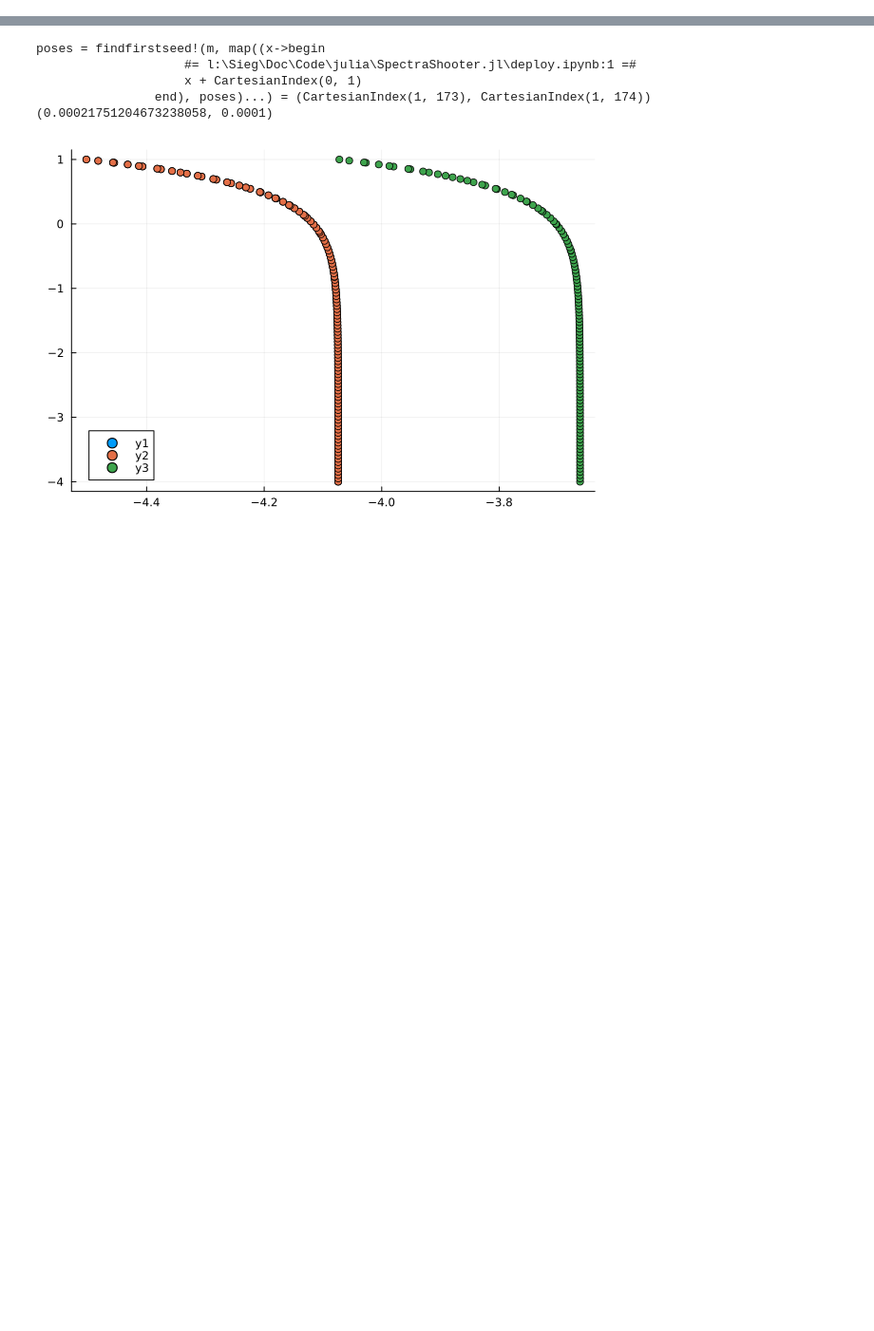
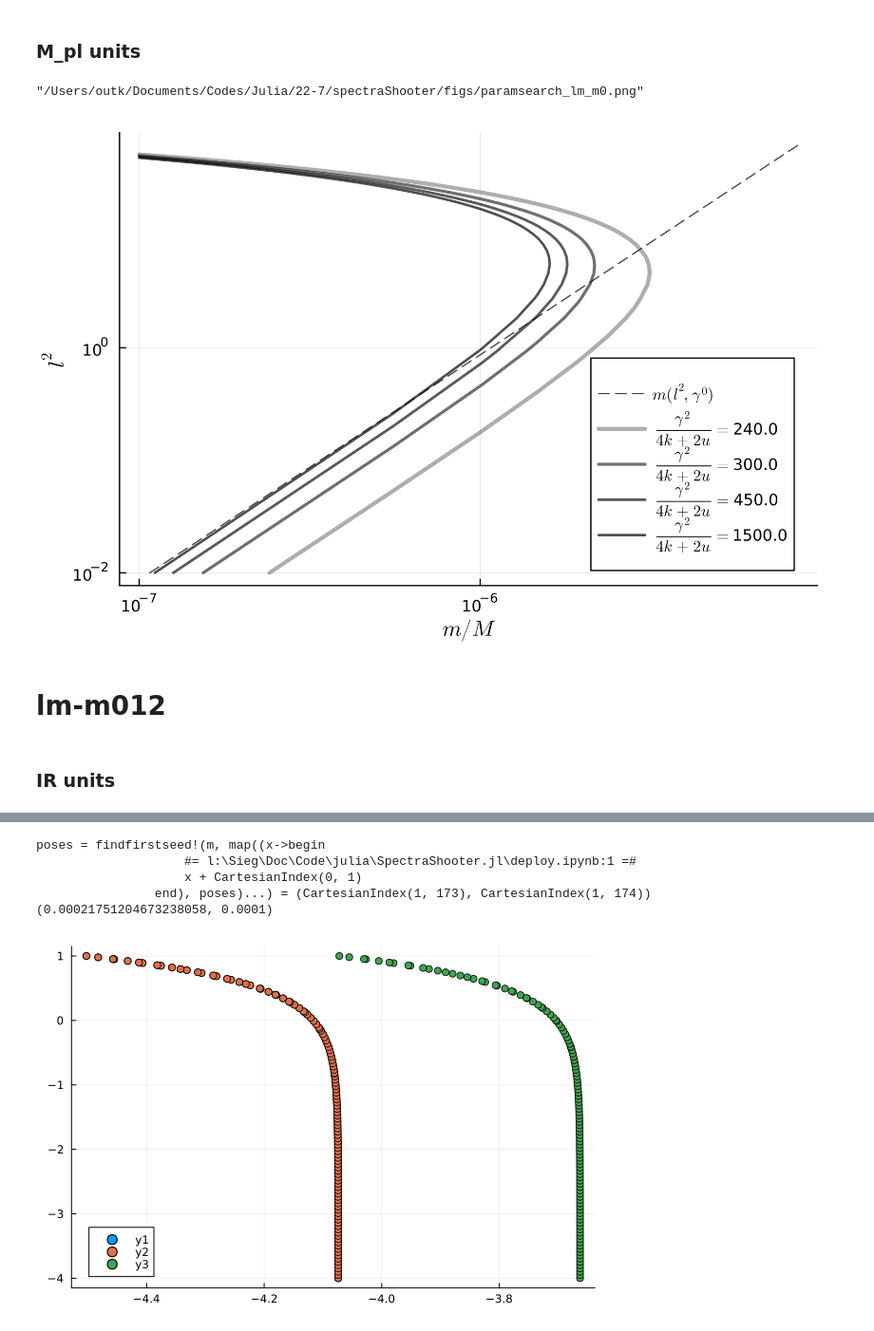
Before and after one commit to yardw/SpectraShooter.jl, a Jupyter notebook: deploy.ipynb, the cells around one changed output, grey strips where cells are left out. Shown at 95% size. Cells and saved outputs as stored; diff of their text form; code cells hidden in the pictures; blank space fills up the shorter version.

```diff
--- a/deploy.ipynb
+++ b/deploy.ipynb
@@ -16,0 +74,50 @@ paramsearch_l2_m2 (generic function with 1 method)
+# %% [markdown]
+### M_pl units
+# %%
+let g2s = [16, 20, 30, 100], yrange = (-2,1.8), xrange = (-7,-4.5), logscaled = false
+    g20s = let yₘ = π, u = 1e-1, k=37u
+        if logscaled == false
+            xrange, yrange = exp10.(xrange), exp10.(yrange)
+            l2s = range(yrange..., 5)
+        else
+            l2s = exp10.(range(yrange..., 5))
+        end
+        plot( sqrt.(4l2s*(2k+u)*u^2/(3k)*(1-exp(2k*yₘ))/(1-exp((4k+2u)*yₘ)) ) , (l2s), label=L"m(l^2, \gamma^0)",lw=1, c=:black, line=:dash, alpha=0.7, xaxis=:log10, yaxis=:log10)
+        g2s*(4k+2u)
+    end
+    for ig2 in eachindex(g2s)
+        g2 = g2s[ig2]
+        g20 = g20s[ig2]
+        paramsearch_l2_m2_tmp = paramsearch(g2=g2)
+        m = DelayedMatrix(zeros(70,70), paramsearch_l2_m2_tmp,yrange, xrange, logscaled = logscaled)
+        poses = findfirstseed!(m, CartesianIndex(1, 1), CartesianIndex(1, 2))
+        for i=1:1
+            t = Turtles(max(poses...))
+            inds = bisearch(t, m)
+            ys = [m.xaxis(inds[1])]
+            xs = [m.yaxis(inds[2])]
+            # println((xs[1], ys[1]))
+            while nothing != next!(t, m)
+                inds = bisearch(t, m)
+                push!(ys,m.xaxis(inds[1]))
+                push!(xs,m.yaxis(inds[2]))
+            end
+            plot!(xs,ys, alpha=0.8(1- 0.6/ig2), c=:black, label= i==1 ? L"\frac{\gamma^2}{4k+2u} ="*"$(round(g20, digits=0))" : nothing, lw=1.5 + 1.5/ig2, xaxis=:log10, yaxis=:log10)
+            # scatter!(log10.(xs),log10.(ys), alpha=0.6, label="γ² = $g2")
+            # poses = findfirstseed!(m, map(x->x+CartesianIndex(0,1), poses)...)
+        end
+    end
+end
+plot!(xlabel=L"m/M", ylabel=L"l^2")
+f = plot!(dpi=300, legend=:bottomright)
+savefig(f, "figs/paramsearch_lm_m0.png")
+# %% [output]
+"/Users/outk/Documents/Codes/Julia/22-7/spectraShooter/figs/paramsearch_lm_m0.png"
+# %%
+f
+# %% [output]
+[figure, added]
+# %% [markdown]
+# lm-m012
+# %% [markdown]
+### IR units
```
Also changed, not shown: parts of 43 cells of this notebook, 11 other files.
